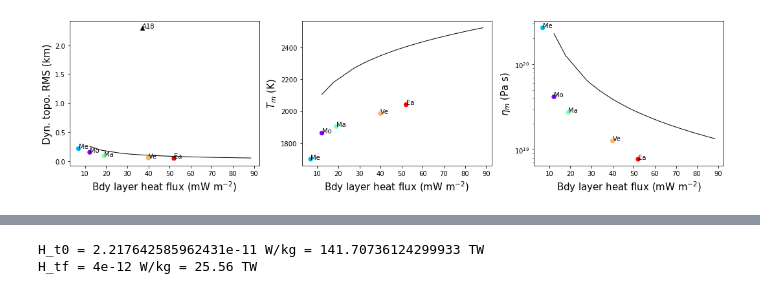
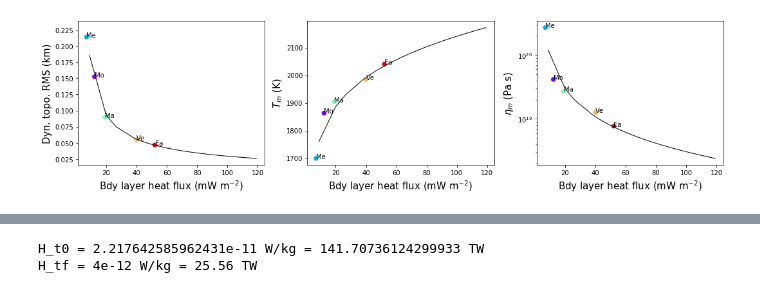
Before and after one commit to clairesworld/exo-top, a Jupyter notebook: top_model.ipynb, the cells around one changed output, grey strips where cells are left out. Cells and saved outputs as stored; diff of their text form; code cells hidden in the pictures.

```diff
--- a/top_model.ipynb
+++ b/top_model.ipynb
@@ -22,29 +23,34 @@ fig_path = '/space/cmg76/figs/' # office
 # %%
 ###### BUILD PLANETS IN BULK #####
 
-def bulk_planets(N=1, name=None, mini=None, maxi=None, **kwargs):
-    """varying single parameter, use default values otherwise. kwargs cannot contain 'name' key"""
+def bulk_planets(N=1, name=None, mini=None, maxi=None, visc_type='Thi',
+                 T_m0=1750, T_c0=2250, D_l0=600e3, tf=4.5, **kwargs):
+    """varying single parameter 'name' between mini and maxi, use default values otherwise."""
     planets = []
     ii=0
     while ii<N:
         val = rand.uniform(mini, maxi)
-        pl = tp.TerrestrialPlanet(**{name:val}, **kwargs)
-        model_kwargs = dict(T_m0=1750, T_c0=2250, D_l0=600e3, tf=4.5, visc_type='KW') # model params
+        kwargs.update({name:val})
+        pl = tp.TerrestrialPlanet(**kwargs)
+        model_kwargs = dict(T_m0=T_m0, T_c0=T_c0, D_l0=D_l0, tf=tf, visc_type=visc_type) # model params
         pl = therm.solve(pl, **model_kwargs) # T_m, T_c, D_l
         pl.dyn_top_rms = top.dyn_topo(pl)
         planets.append(pl)
         ii+=1
     return planets
 
-def build_solarsystem():
+def build_solarsystem(run_args=None):
     planets = []
     for ii, ident in enumerate(['Moon1', 'Mercury1', 'Mars1', 'Venus', 'Earth']):
         planet_kwargs = eval('ins.'+ident+'_in')
         model_kwargs = eval('ins.'+ident+'_run')
+        if run_args is not None:
+            model_kwargs.update(run_args)
         pl = tp.TerrestrialPlanet(**planet_kwargs)
         pl = therm.solve(pl, **model_kwargs) # T_m, T_c, D_l
         pl.dyn_top_rms = top.dyn_topo(pl)
         pl.sigma_interior = top.convective_stress(pl, where='interior')
+        pl.max_top = top.max_topo(pl)
         planets.append(pl)
     return planets
 planets = build_solarsystem()
@@ -405,27 +411,32 @@ def plot_vs_x(scplanets=None, lplanets=None, xname=None, ynames=None, planets2=N
 # %%
 ##### plot q_bl tradeoffs ######
 
 # planets = build_solarsystem()
-defaults = {'Ra_crit_u':450, 'c_m': 1142, 'k_lm':4, 'a_rh':2.54, 'alpha_m':2.5e-5}
+defaults = {'Ra_crit_u':450, 'c_m': 1142, 'k_lm':4, 'a_rh':2.54, 'alpha_m':2.5e-5,
+            'h_rh':2e-3}
 
 save=False
 ynames = {'dyn_top_rms':('Dyn. topo. RMS (km)', 1e-3),
          'T_m':('$T_m$ (K)',1),
          'eta_m':('$\eta_m$ (Pa s)',1),
         # 'D_l':('$D_l$ (km)', 1e-3),
         }
 xname = {'q_ubl':('Bdy layer heat flux (mW m$^{-2}$)', 1e3)}
-moreplanets = bulk_planets(N=50, name='M_p', mini=0.05*p.M_E, maxi=6*p.M_E, **defaults)
+moreplanets = bulk_planets(N=50, name='M_p', mini=0.05*p.M_E, maxi=6*p.M_E, visc_type='KW', **defaults)
 fig, axes = plot_vs_x(scplanets=planets, lplanets=moreplanets, xname=xname, ynames=ynames,
                       labels=True, s=40, plots_save=True)
 
-# add data from Arnould+
+# add data
+q_data = [] # in mW/m2
+h_data = [] # in km
+labels = ['']
 
-axes[0].scatter(37, 2.3, marker='^', c='k')
-axes[0].annotate(xy=(37,2.3), s='A18')
+for ii in range(len(q_data)):
+    axes[0].scatter(q_data[ii], h_data[ii], marker=markers[ii], c='k')
+    axes[0].annotate(xy=(q_data[ii],h_data[ii]), s=labels[ii])
 fig.savefig('q_scatter.png', bbox_inches='tight')
 # %% [output]
-[figure, old version]
+[figure, new version]
 # %%
 # how much does changing rheology change stresses?
 
```
Also changed, not shown: parts of 6 cells of this notebook, 6 other files.
